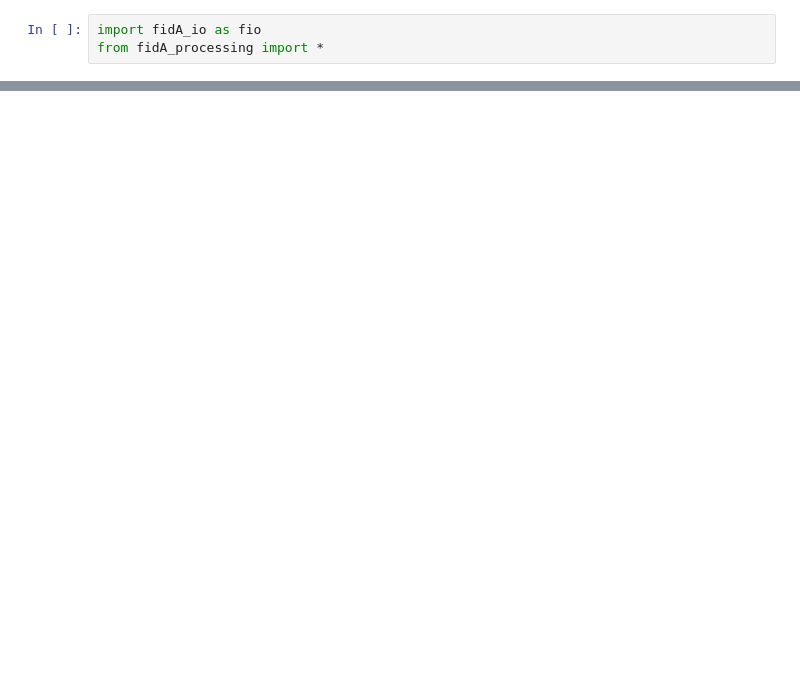
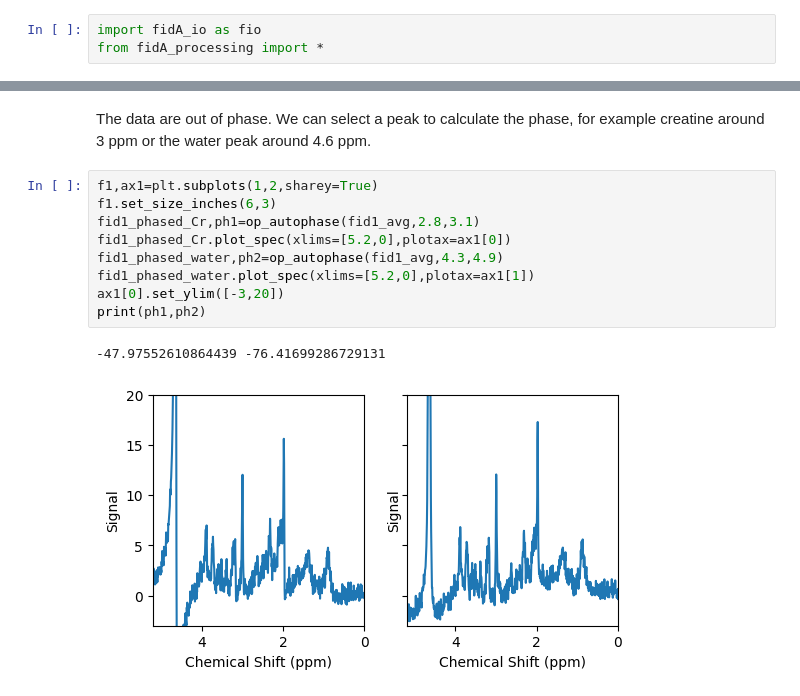
Before and after one commit to bailey-co/pyFID-A-for-binder, a Jupyter notebook: MRS_processing.ipynb, the cells around one changed output, grey strips where cells are left out. Saved outputs shown, nothing was run; the diff lists cells and outputs as text; blank space fills up the shorter version.

```diff
--- a/MRS_processing.ipynb
+++ b/MRS_processing.ipynb
@@ -19,0 +44,14 @@ IndexError: too many indices for array: array is 2-dimensional, but 4 were index
+# %% [markdown]
+The data are out of phase. We can select a peak to calculate the phase, for example creatine around 3 ppm or the water peak around 4.6 ppm.
+# %%
+f1,ax1=plt.subplots(1,2,sharey=True)
+f1.set_size_inches(6,3)
+fid1_phased_Cr,ph1=op_autophase(fid1_avg,2.8,3.1)
+fid1_phased_Cr.plot_spec(xlims=[5.2,0],plotax=ax1[0])
+fid1_phased_water,ph2=op_autophase(fid1_avg,4.3,4.9)
+fid1_phased_water.plot_spec(xlims=[5.2,0],plotax=ax1[1])
+ax1[0].set_ylim([-3,20])
+print(ph1,ph2)
+# %% [output]
+-47.97552610864439 -76.41699286729131
+[figure, added]
```
Also changed, not shown: parts of 8 cells of this notebook.
